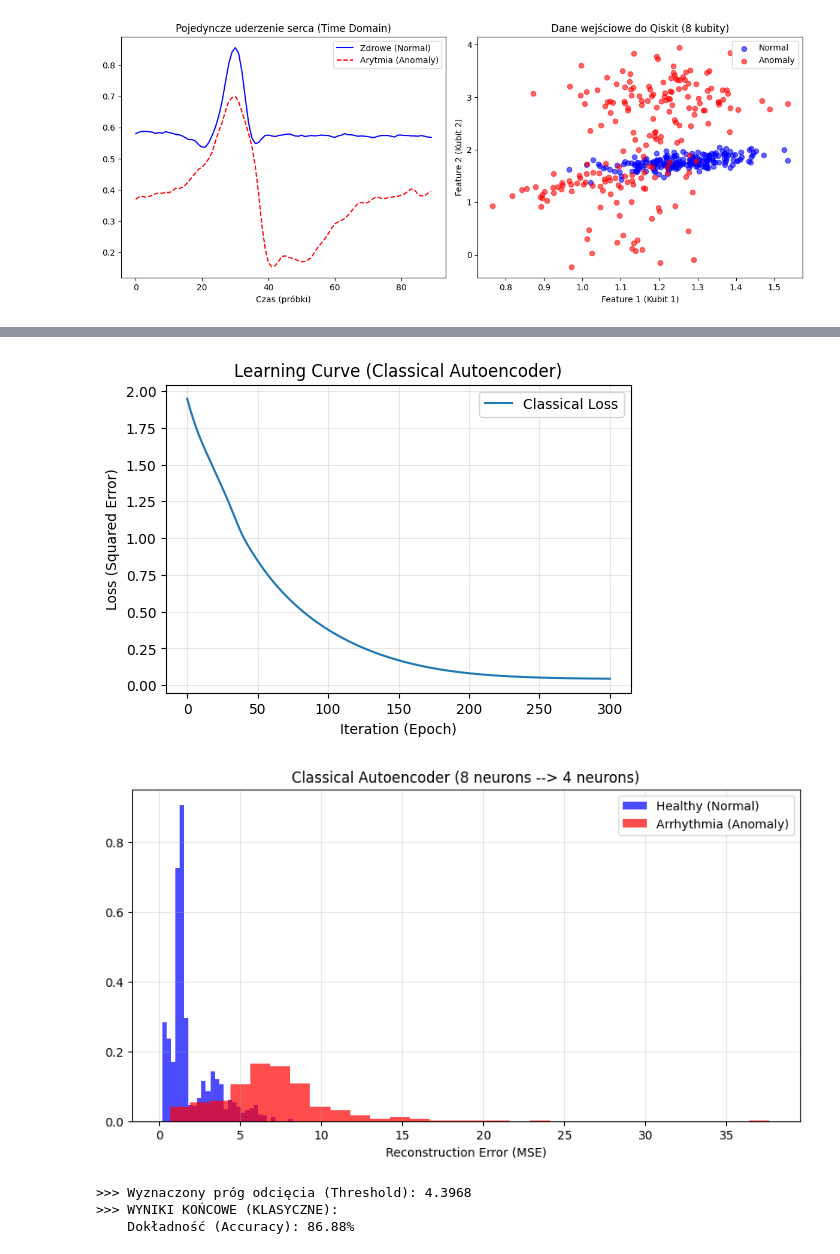
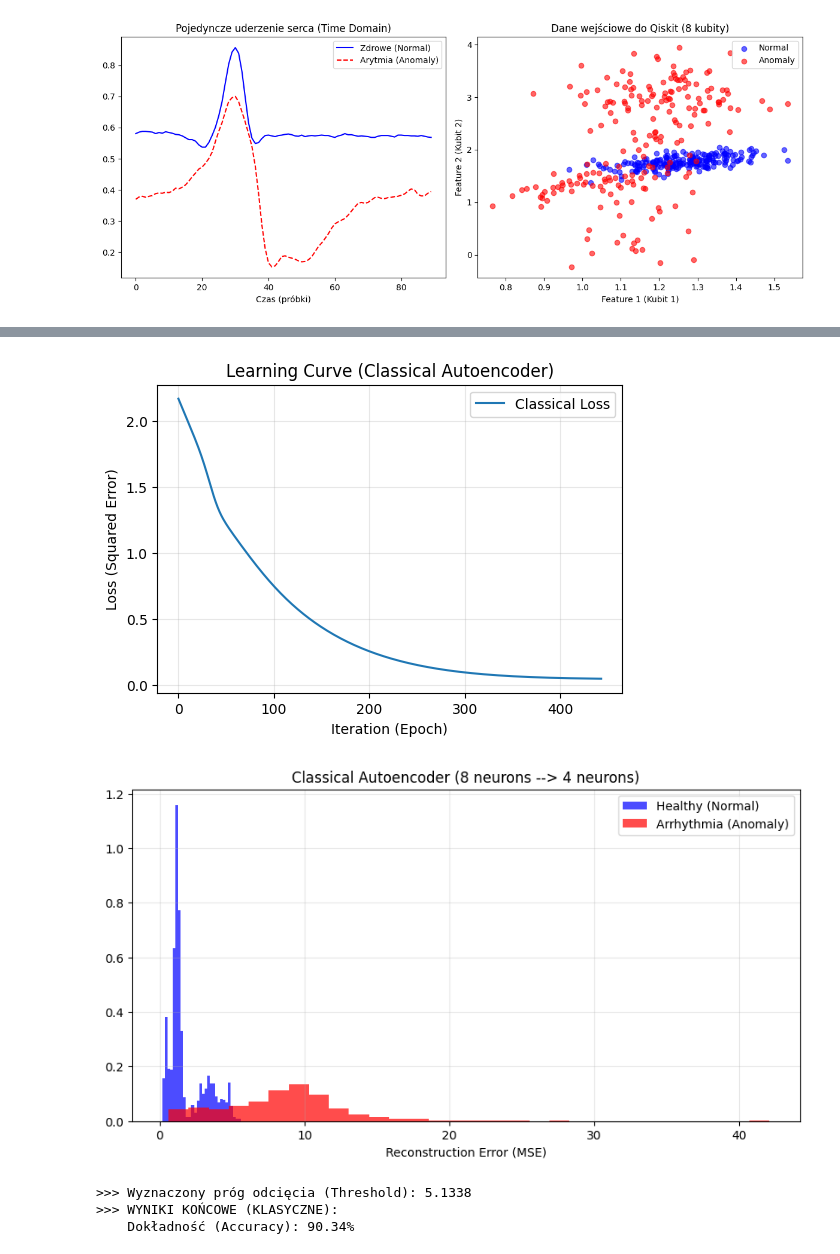
Before and after one commit to marcelbiezunski/quantum_ecg_autoencoder, a Jupyter notebook: autoencoder_baseline.ipynb, the cells around one changed output, grey strips where cells are left out. Cells and saved outputs as stored; diff of their text form; code cells hidden in the pictures.

```diff
--- a/autoencoder_baseline.ipynb
+++ b/autoencoder_baseline.ipynb
@@ -235,7 +235,7 @@ GOTOWE! Możesz teraz uruchomić skrypt z Qiskit.
 # %%
 # --- KONFIGURACJA (Taka sama jak w Quantum) ---
 INPUT_DIM = 8       # Odpowiednik 8 kubitów
-HIDDEN_DIM = 4      # Odpowiednik kompresji
+HIDDEN_DIM = 2      # Odpowiednik kompresji
 LIMIT_SAMPLES = 600 # Zmień na 100, 300, 600 w kolejnych testach
 
 print(f">>> START: KLASYCZNY AUTOENKODER (Input: {INPUT_DIM} -> Hidden: {HIDDEN_DIM} -> Output: {INPUT_DIM})")
@@ -349,5 +349,5 @@ plt.show()
-[figure, old version]
+[figure, new version]
-[figure, old version]
+[figure, new version]
->>> Wyznaczony próg odcięcia (Threshold): 4.3968
+>>> Wyznaczony próg odcięcia (Threshold): 5.1338
 >>> WYNIKI KOŃCOWE (KLASYCZNE):
-    Dokładność (Accuracy): 86.88%
+    Dokładność (Accuracy): 90.34%
```
Also changed, not shown: parts of 2 cells of this notebook, 4 other files.
